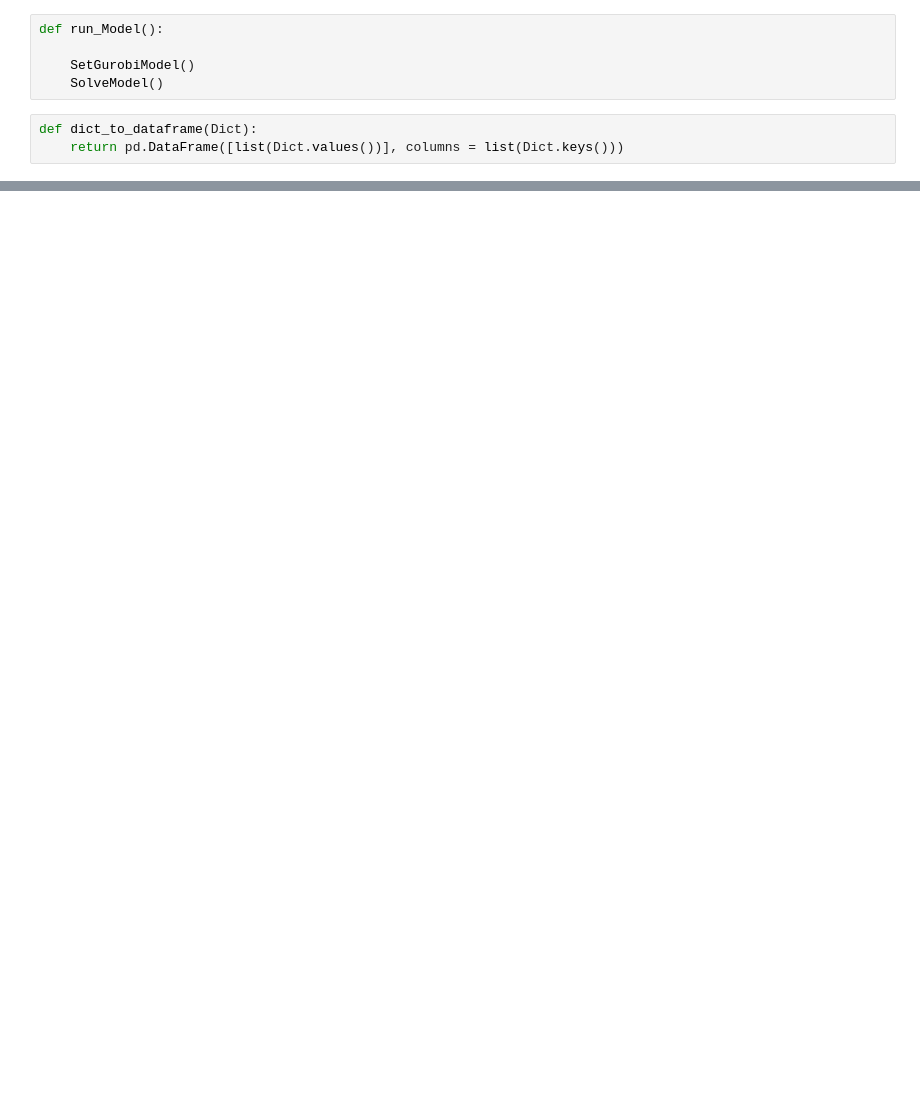
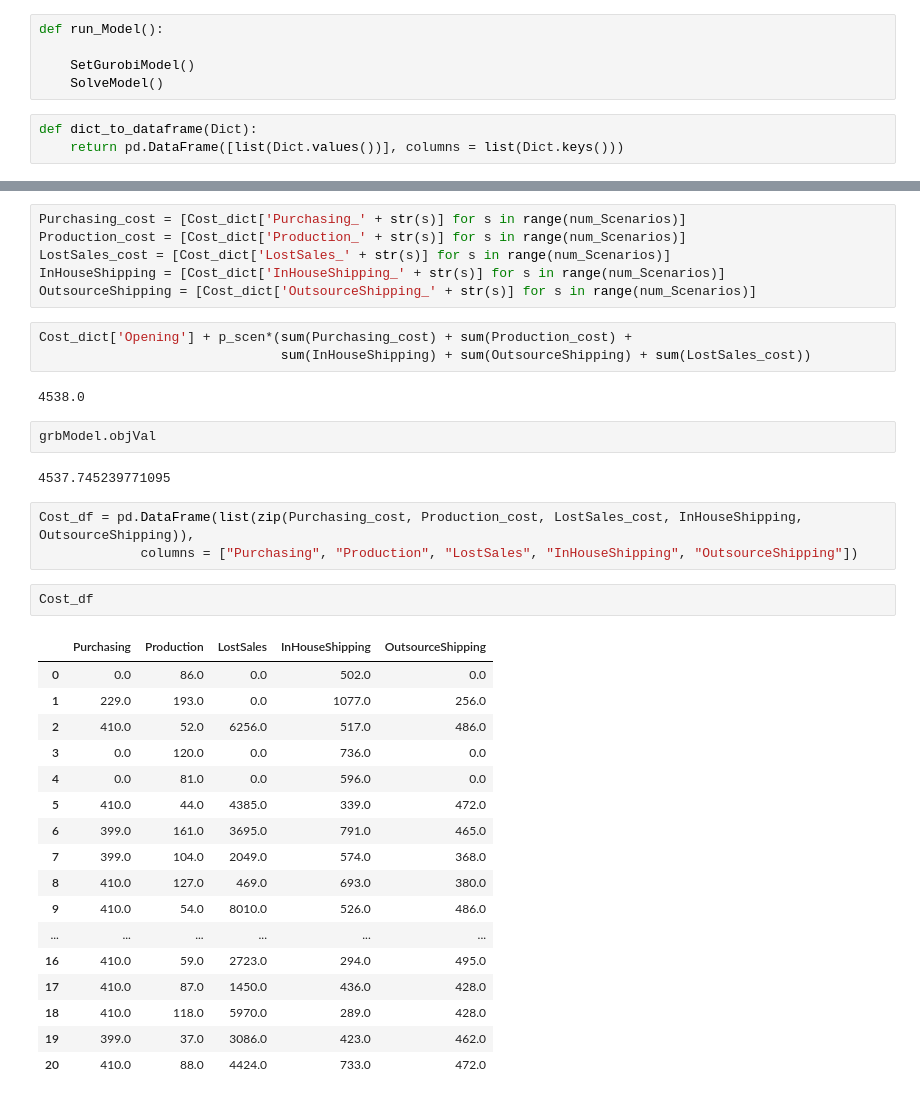
Before and after one commit to dkabe/SC_Resilience, a Jupyter notebook: simulated_model_stochastic.ipynb, the cells around one changed output, grey strips where cells are left out. Drawn from its saved outputs; the diff is of its cells as text; blank space fills up the shorter version.

Commit message:
stochastic model updated

```diff
--- a/simulated_model_stochastic.ipynb
+++ b/simulated_model_stochastic.ipynb
@@ -491,0 +488,38 @@ Unit_df # number of units that the company purchases & ships to DCs or Market zo
+# %%
+Purchasing_cost = [Cost_dict['Purchasing_' + str(s)] for s in range(num_Scenarios)]
+Production_cost = [Cost_dict['Production_' + str(s)] for s in range(num_Scenarios)]
+LostSales_cost = [Cost_dict['LostSales_' + str(s)] for s in range(num_Scenarios)]
+InHouseShipping = [Cost_dict['InHouseShipping_' + str(s)] for s in range(num_Scenarios)]
+OutsourceShipping = [Cost_dict['OutsourceShipping_' + str(s)] for s in range(num_Scenarios)]
+# %%
+Cost_dict['Opening'] + p_scen*(sum(Purchasing_cost) + sum(Production_cost) +
+                               sum(InHouseShipping) + sum(OutsourceShipping) + sum(LostSales_cost))
+# %% [output]
+4538.0
+# %%
+grbModel.objVal
+# %% [output]
+4537.745239771095
+# %%
+Cost_df = pd.DataFrame(list(zip(Purchasing_cost, Production_cost, LostSales_cost, InHouseShipping, OutsourceShipping)),
+             columns = ["Purchasing", "Production", "LostSales", "InHouseShipping", "OutsourceShipping"])
+# %%
+Cost_df
+# %% [output]
+|  | Purchasing | Production | LostSales | InHouseShipping | OutsourceShipping |
+| 0 | 0.0 | 86.0 | 0.0 | 502.0 | 0.0 |
+| 1 | 229.0 | 193.0 | 0.0 | 1077.0 | 256.0 |
+| 2 | 410.0 | 52.0 | 6256.0 | 517.0 | 486.0 |
+| 3 | 0.0 | 120.0 | 0.0 | 736.0 | 0.0 |
+| 4 | 0.0 | 81.0 | 0.0 | 596.0 | 0.0 |
+| 5 | 410.0 | 44.0 | 4385.0 | 339.0 | 472.0 |
+| 6 | 399.0 | 161.0 | 3695.0 | 791.0 | 465.0 |
+| 7 | 399.0 | 104.0 | 2049.0 | 574.0 | 368.0 |
+| 8 | 410.0 | 127.0 | 469.0 | 693.0 | 380.0 |
+| 9 | 410.0 | 54.0 | 8010.0 | 526.0 | 486.0 |
+| ... | ... | ... | ... | ... | ... |
+| 16 | 410.0 | 59.0 | 2723.0 | 294.0 | 495.0 |
+| 17 | 410.0 | 87.0 | 1450.0 | 436.0 | 428.0 |
+| 18 | 410.0 | 118.0 | 5970.0 | 289.0 | 428.0 |
+| 19 | 399.0 | 37.0 | 3086.0 | 423.0 | 462.0 |
+| 20 | 410.0 | 88.0 | 4424.0 | 733.0 | 472.0 |
```
Also changed, not shown: parts of 21 cells of this notebook.
